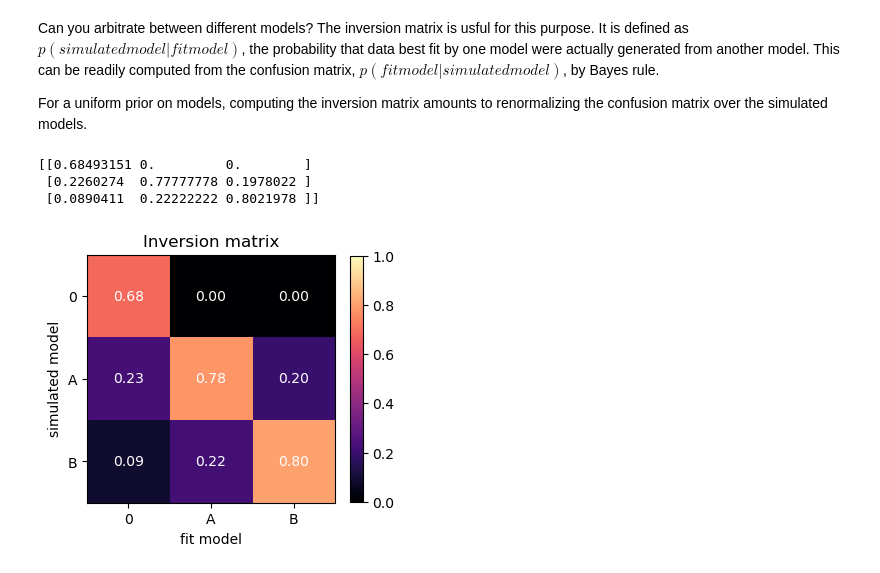
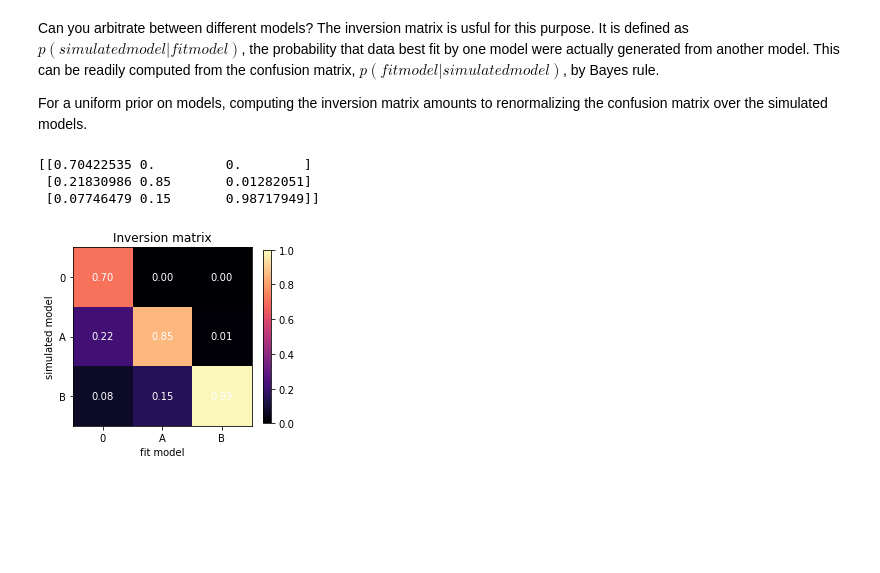
Before and after one commit to ValeriaRezan/CM_WG1, a Jupyter notebook: tutorial_1C.ipynb, the cells around one changed output. Drawn from its saved outputs; the diff is of its cells as text; code cells hidden in the pictures; blank space fills up the shorter version.

```diff
--- a/tutorial_1C.ipynb
+++ b/tutorial_1C.ipynb
@@ -58,14 +58,14 @@ Akaike's rule of thumb: **two models are essentially indistinguishable if the di
 
 def fit_model0(data):
     # fit the null model; model B with lambda = 0 (i.e. no change between the two conditions)
-    result = optimize.minimize(lambda pp: -LogLikelihood_modelB(data, pp[0], 0), x0=[1], bounds=[(0.1, 10)])
+    result = optimize.minimize(lambda pp: -LogLikelihood_modelB(data, pp[0], 0), x0=[1], bounds=[(0.1, 5)])
     LLH = -result.fun
     AIC = 2 * len(result.x) - 2 * LLH
     BIC = len(result.x) * np.log(data.shape[0]) - 2 * LLH
     return result.x, LLH, AIC, BIC # fitted parameters, log-likelihood, AIC, BIC
 
 def fit_modelA(data):
-    result = optimize.minimize(lambda pp: -LogLikelihood_modelA(data, pp[0], pp[1]), x0=[ 0.1, 0.1], bounds=[(0.01, 1), (0.01, 1)])
+    result = optimize.minimize(lambda pp: -LogLikelihood_modelA(data, pp[0], pp[1]), x0=[ 0.1, 0.1], bounds=[(0.1, 5), (0.1, 10)])
     LLH = -result.fun
     AIC = 2 * len(result.x) - 2 * LLH
     BIC = len(result.x) * np.log(data.shape[0]) - 2 * LLH
@@ -74,7 +74,7 @@ def fit_modelA(data):
 
 
 def fit_modelB(data):
-    result = optimize.minimize(lambda pp: -LogLikelihood_modelB(data, pp[0], pp[1]), x0=[0.75, 0.1], bounds=[(0.1, 5), (0.01, 1)])
+    result = optimize.minimize(lambda pp: -LogLikelihood_modelB(data, pp[0], pp[1]), x0=[0.75, 0.1], bounds=[(0.1, 6), (0.01, 1)])
     LLH = -result.fun
     AIC = 2 * len(result.x) - 2 * LLH
     BIC = len(result.x) * np.log(data.shape[0]) - 2 * LLH
@@ -145,24 +145,28 @@ model0_CVLL = np.empty((0))
 modelA_CVLL = np.empty((0))
 modelB_CVLL = np.empty((0))
 
+
+
 # loop through all folds (the complex syntax provides the loop counter i, as well as the indices of trials in train and test sets for the corresponding fold)
 for i, (train_index, test_index) in enumerate(kf.split(data)):
 
     # dataframe with training data
-    df_train = ...
+    df_train = df_train = data.iloc[train_index]
 
     # dataframe with test data
-    df_test = ...
+    df_test = df_train = data.iloc[test_index]
 
     # compute the CVLL for the null model
     pp,_,_,_ = fit_model0(df_train)
     model0_CVLL = np.append(model0_CVLL, LogLikelihood_modelB(df_test, pp[0], 0))
 
     # compute the CVLL for model A
-    ...
+    pp,_,_,_ = fit_modelA(df_train)
+    modelA_CVLL = np.append(modelA_CVLL, LogLikelihood_modelA(df_test, pp[0], pp[1]))
 
     # compute the CVLL for model B
-    ...
+    pp,_,_,_ = fit_modelB(df_train)
+    modelB_CVLL = np.append(modelB_CVLL, LogLikelihood_modelB(df_test, pp[0], pp[1]))
 # %% [markdown]
 **Show the results obtained for the CVLL.** What do you conclude?
 # %%
@@ -211,7 +215,7 @@ for i in range(Ncounts):
     s = np.random.choice(a=stim_values, size=n) #stimulus evidence
 
     #  simulate Model 0 with random sigma parameter (sampled from uniform [0.5,2.5])
-    sigma = 0.5 + 2 * np.random.uniform()
+    sigma = 0.1 + 5 * np.random.uniform()
     r = simulate_modelB(s, c, sigma_d=sigma, Lambda = 0)
     df = pd.DataFrame({'stimulus': s, 'condition':c, 'response':r})
     # fit models and get BIC
@@ -220,15 +224,24 @@ for i in range(Ncounts):
     CM[0,np.argmin(res)] += 1
 
     #  simulate Model A with random sigma_d and sigma_m parameter
-    ...
-    ...
-    ...
+    sigma_d = 0.1 + 5 * np.random.uniform()
+    sigma_m = 0.1 + 5 * np.random.uniform()
+    r = simulate_modelA(s, c, sigma_d=sigma_d, sigma_m = sigma_m)
+    df = pd.DataFrame({'stimulus': s, 'condition':c, 'response':r})
+    # fit models and get BIC
+    res = [f(df)[-1] for f in funs]
+    # select best model
     CM[1,np.argmin(res)] += 1
 
     #  simulate Model B with random sigma_d and lambda parameter
-    ...
-    ...
-    ...
+    sigma_d = 0.1 + 5 * np.random.uniform()
+    Lambda = np.random.uniform()
+    r = simulate_modelB(s, c, sigma_d=sigma_d, Lambda = Lambda)
+    df = pd.DataFrame({'stimulus': s, 'condition':c, 'response':r})
+    # fit models and get BIC
+    res = [f(df)[-1] for f in funs]
+    # select best model
+    CM[2,np.argmin(res)] += 1
 # %% [markdown]
 **Now, we normalize the confusion matrix and visualize it.**
 # %%
@@ -279,28 +292,30 @@ the confusion matrix over the simulated models.
 # %%
 
 # compute inversion matrix
-INV =  ...
+INV =  CM_norm/ CM_norm.sum(axis=0)
+
+
 
 
 # plot and print values
 print(INV)
 
 plt.figure(figsize=(4,4))
 plt.imshow(INV, vmin=0, vmax=1, cmap='magma')
 plt.colorbar(shrink=0.8);
 
 # Add text annotations for each square
 for i in range(INV.shape[0]):
     for j in range(INV.shape[1]):
         plt.text(j, i, f"{INV[i, j]:.2f}", ha="center", va="center", color="white")
 
 plt.xlabel('fit model')
 plt.ylabel('simulated model')
 plt.xticks([0, 1, 2], ["0", "A", "B"])
 plt.yticks([0, 1, 2], ["0", "A", "B"])
 plt.title("Inversion matrix");
 # %% [output]
-[[0.68493151 0.         0.        ]
- [0.2260274  0.77777778 0.1978022 ]
- [0.0890411  0.22222222 0.8021978 ]]
+[[0.70422535 0.         0.        ]
+ [0.21830986 0.85       0.01282051]
+ [0.07746479 0.15       0.98717949]]
-[figure, old version]
+[figure, new version]
```
Also changed, not shown: parts of 3 cells of this notebook, 1 other file.
